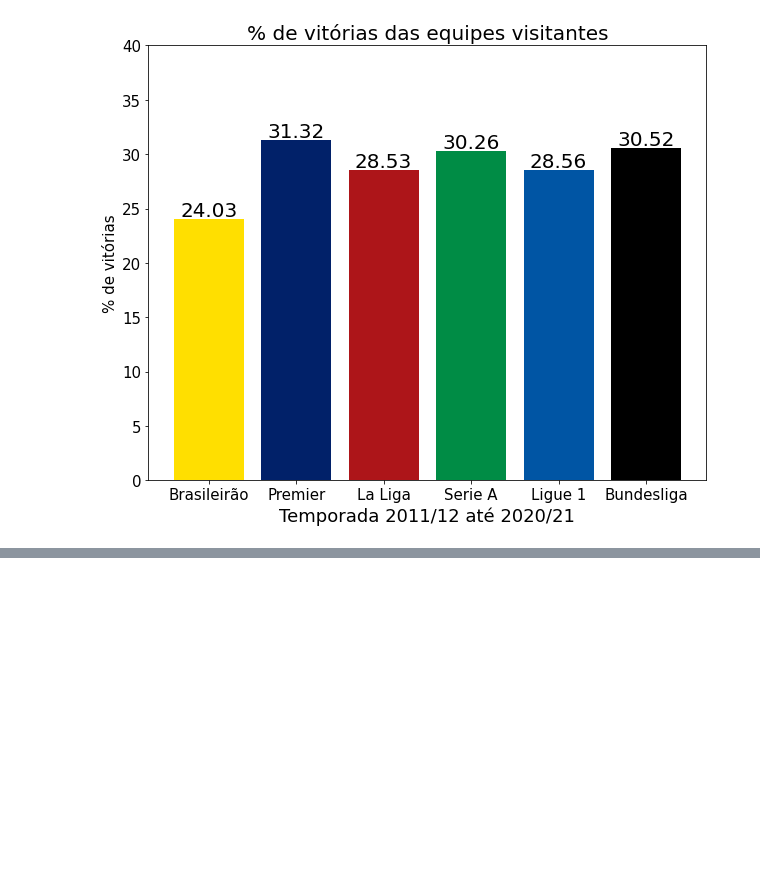
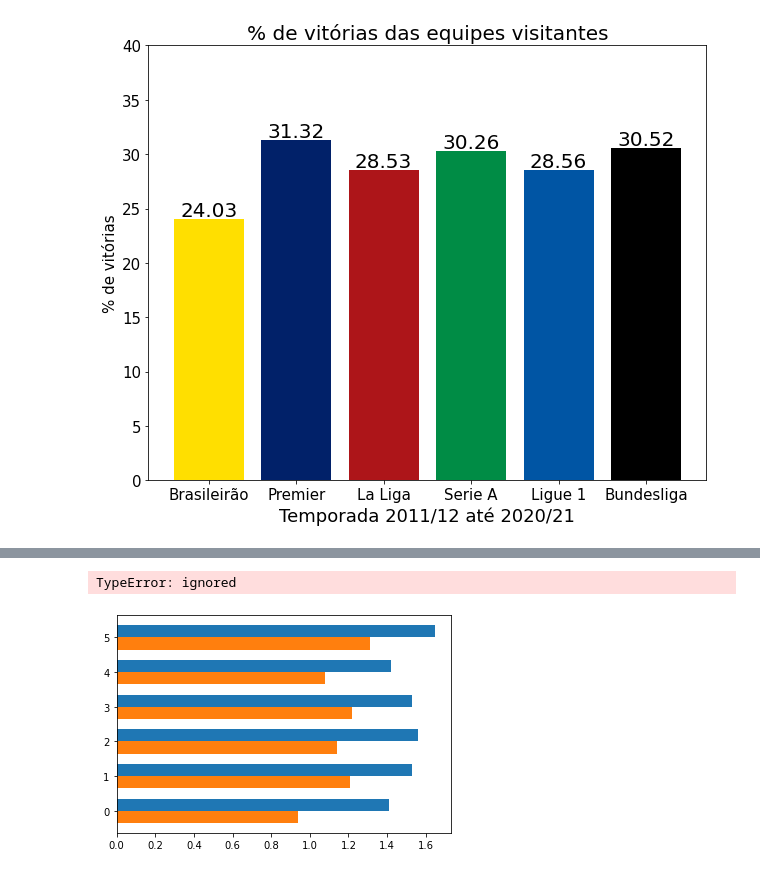
Before and after one commit to cientistadados93/SoccerStudies, a Jupyter notebook: SoccerStudyOne.ipynb, the cells around one changed output, grey strips where cells are left out. Drawn from its saved outputs; the diff is of its cells as text; code cells hidden in the pictures; blank space fills up the shorter version.

```diff
--- a/SoccerStudyOne.ipynb
+++ b/SoccerStudyOne.ipynb
@@ -215,0 +278,17 @@ plt.show()
+# %%
+x= np.arange(len(leagues))
+
+width = 0.35
+
+fig, ax = plt.subplots()
+rects1 = ax.barh(x + width/2, gHome_mean, width)
+rects2 = ax.barh(x - width/2, gAway_mean, width)
+ax.set_ylabel('')
+ax.set_title('')
+ax.set_yticklabels(leagues)
+plt.xlim(0,1.7)
+
+plt.show()
+# %% [output]
+TypeError: ignored
+[figure, added]
```
Also changed, not shown: parts of 13 cells of this notebook.
